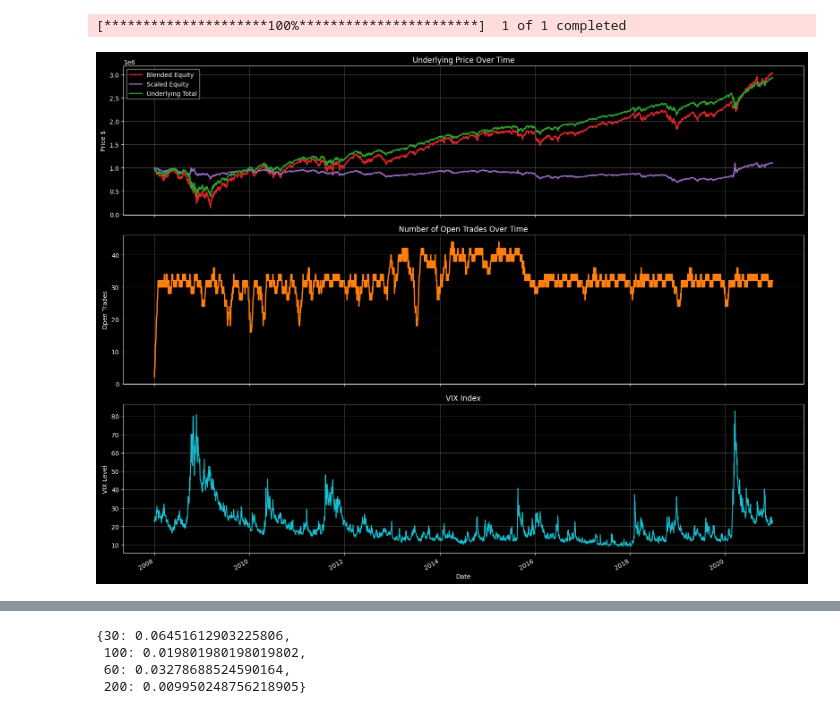
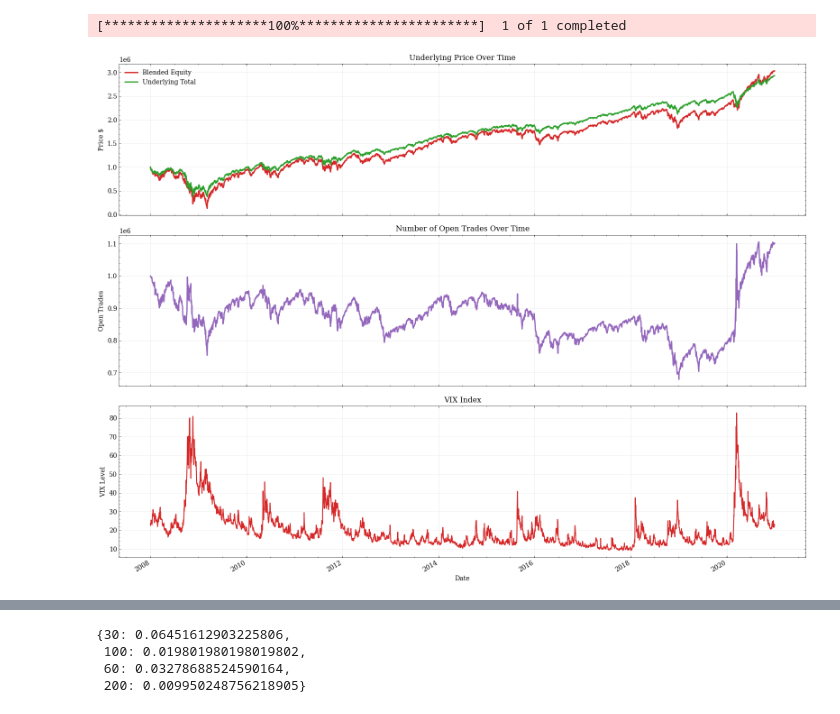
Before and after one commit to cja119/options_wizard, a Jupyter notebook: notebooks/put_spread_index.ipynb, the cells around one changed output, grey strips where cells are left out. Saved outputs shown, nothing was run; the diff lists cells and outputs as text; code cells hidden in the pictures.

```diff
--- a/notebooks/put_spread_index.ipynb
+++ b/notebooks/put_spread_index.ipynb
@@ -98,10 +101,12 @@ import yfinance as yf
 import numpy as np
 import matplotlib.pyplot as plt
 import matplotx
+import scienceplots
 import pandas as pd
 import matplotlib
 
-matplotlib.style.use('dark_background')
+matplotlib.style.use('science')
+matplotlib.rcParams['text.usetex'] = False
 
 
 # ---------------------------
@@ -177,38 +182,37 @@ combined_equity = (masked_equity + total - 1_000_000)
 # ---------------------------
 fig, axes = plt.subplots(
     3, 1, figsize=(16, 12), sharex=True,
-    gridspec_kw={"height_ratios": [1, 1, 1]}
+    gridspec_kw={"height_ratios": [ 1, 1, 1]}
 )
 
 # --- Blended ----
 axes[0].plot(dates, combined_equity, color="tab:red", lw=2, label="Blended Equity")
 axes[0].grid(True, alpha=0.3)
-axes[0].plot(dates, equity_scaled, color="tab:purple", lw=2, label="Scaled Equity")
-axes[0].grid(True, alpha=0.3)
+
 axes[0].plot(underlying_dates, total, color="tab:green", lw=2, label="Underlying Total")
 axes[0].grid(True, alpha=0.3)
 axes[0].set_title("Underlying Price Over Time")
 axes[0].set_ylabel("Price $")
 axes[0].legend()
 
 # --- Number of Open Trades ---
-axes[1].plot(dates, n_trades, color="tab:orange", lw=2)
+axes[1].plot(dates, equity_scaled, color="tab:purple", lw=2, label="Scaled Equity")
 axes[1].grid(True, alpha=0.3)
 axes[1].set_title("Number of Open Trades Over Time")
 axes[1].set_ylabel("Open Trades")
 
 # --- VIX ---
-axes[2].plot(vix_dates, vix_close, color="tab:cyan", lw=1.5)
+axes[2].plot(vix_dates, vix_close, color="tab:red", lw=1.5)
 axes[2].grid(True, alpha=0.3)
 axes[2].set_title("VIX Index")
 axes[2].set_ylabel("VIX Level")
 axes[2].set_xlabel("Date")
 
 # Improve date formatting
 fig.autofmt_xdate()
 
 plt.tight_layout()
 plt.show()
 # %% [output]
 [*********************100%***********************]  1 of 1 completed
-[figure, old version]
+[figure, new version]
```
Also changed, not shown: parts of 2 cells of this notebook, 6 other files.
